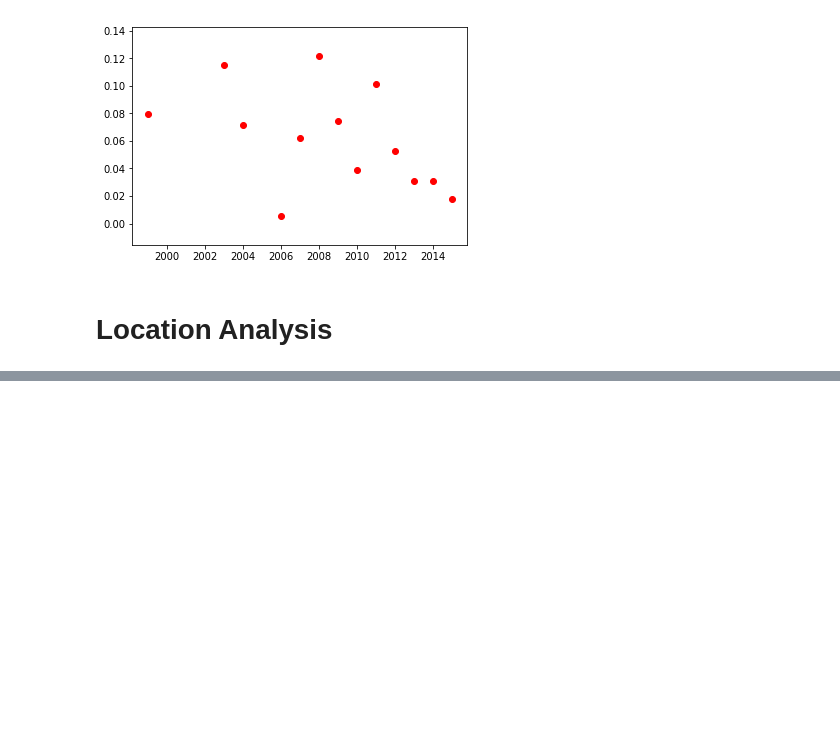
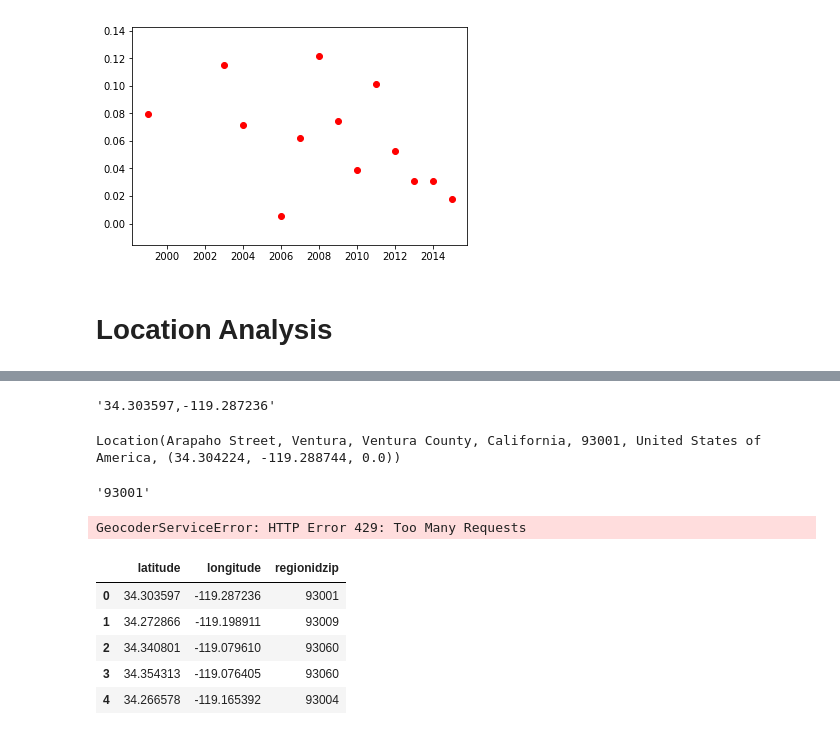
Before and after one commit to erstrong/INFO-7390-ADS-Fall-17-TeamNo., a Jupyter notebook: Mid-Term/Part 1 Exploratory Data Analysis - ES.ipynb, the cells around one changed output, grey strips where cells are left out. Saved outputs shown, nothing was run; the diff lists cells and outputs as text; code cells hidden in the pictures; blank space fills up the shorter version.

```diff
--- a/Mid-Term/Part 1 Exploratory Data Analysis - ES.ipynb
+++ b/Mid-Term/Part 1 Exploratory Data Analysis - ES.ipynb
@@ -654,3 +657,6 @@ pd.crosstab(nbcorr['regionidneighborhood'],nbcorr['regionidzip'])
 df_merged['latitude'].describe()
 
 df_merged['longitude'].describe()
+# %%
+a = df_total.iloc[0]
+a
@@ -656,0 +681,58 @@ df_merged['longitude'].describe()
+# %%
+string = str(a['latitude']) + "," + str(a['longitude'])
+string
+# %% [output]
+'34.303597,-119.287236'
+# %%
+geolocator = Nominatim()
+location = geolocator.reverse(string)
+location
+# %% [output]
+Location(Arapaho Street, Ventura, Ventura County, California, 93001, United States of America, (34.304224, -119.288744, 0.0))
+# %%
+location.raw['address']['postcode']
+# %% [output]
+'93001'
+# %%
+#t = ['latitude','longitude']
+#test = df_total[t].head()
+
+import time
+
+def zipcalc(a, b):
+    geolocator = Nominatim()
+    string = str(a) + "," + str(b)
+    location = geolocator.reverse(string)
+    try:
+        return location.raw['address']['postcode']
+    except KeyError:
+        return np.nan
+    except GeocoderTimedOut:
+        time.sleep(2)
+        zipcalc(a, b)
+
+
+#df_total['regionidzip'] = df_total.apply(lambda x: zipcalc(x['latitude'], x['longitude']), axis=1)
+
+
+
+n = 0
+for i, row in df_total.iterrows():
+    n+=1
+    if n == 100:
+        time.sleep(1)
+        n = 0
+    row['regionidzip'] = zipcalc(row['latitude'], row['longitude'])
+# %% [output]
+GeocoderServiceError: HTTP Error 429: Too Many Requests
+# %%
+from pyzipcode import ZipCodeDatabase
+zcdb = ZipCodeDatabase()
+zcdb.find_zip(latitude=a['latitude']))
+# %% [output]
+|  | latitude | longitude | regionidzip |
+| 0 | 34.303597 | -119.287236 | 93001 |
+| 1 | 34.272866 | -119.198911 | 93009 |
+| 2 | 34.340801 | -119.079610 | 93060 |
+| 3 | 34.354313 | -119.076405 | 93060 |
+| 4 | 34.266578 | -119.165392 | 93004 |
```
Also changed, not shown: parts of 33 cells of this notebook, 3 other files.
